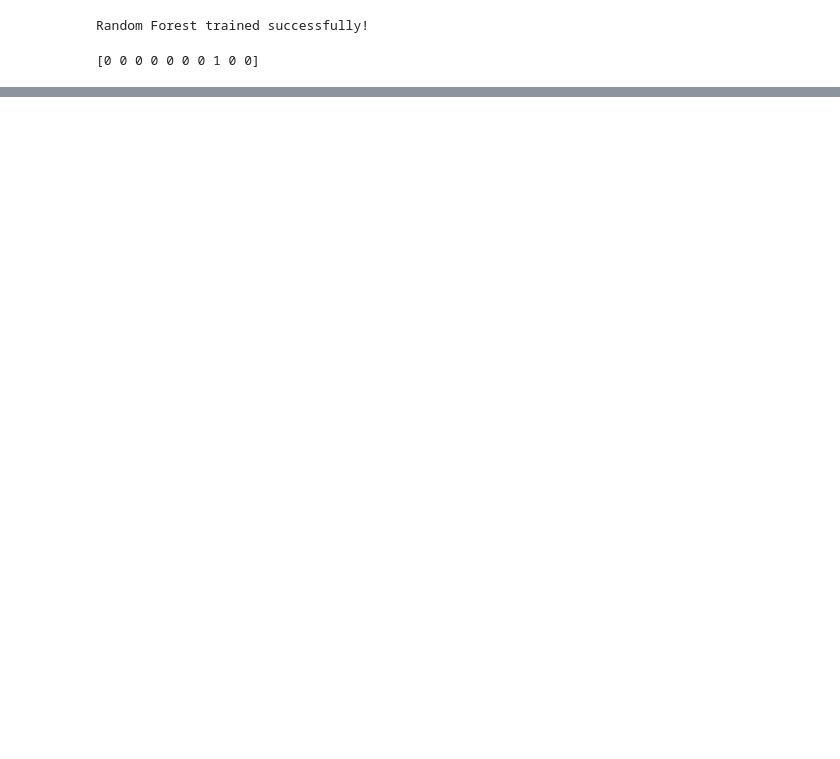
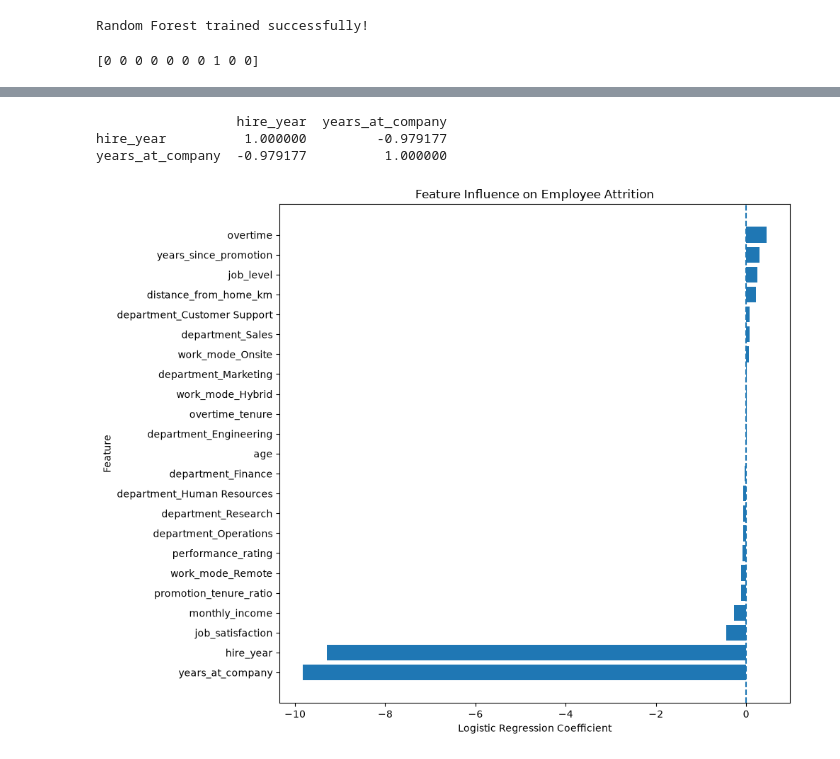
Before and after one commit to jiyamanchanda/job-attrition, a Jupyter notebook: notebooks/modeltraining.ipynb, the cells around one changed output, grey strips where cells are left out. Saved outputs shown, nothing was run; the diff lists cells and outputs as text; code cells hidden in the pictures; blank space fills up the shorter version.

```diff
--- a/notebooks/modeltraining.ipynb
+++ b/notebooks/modeltraining.ipynb
@@ -244,0 +573,8 @@ print(y_pred_rf[:10])
+# %%
+X_train_new, X_val, y_train_new, y_val = train_test_split(
+    X_train,
+    y_train,
+    test_size=0.2,
+    random_state=42,
+    stratify=y_train
+)
@@ -244,0 +757,35 @@ print(y_pred_rf[:10])
+# %%
+print(
+    df[["hire_year", "years_at_company"]].corr()
+)
+# %% [output]
+                  hire_year  years_at_company
+hire_year          1.000000         -0.979177
+years_at_company  -0.979177          1.000000
+# %%
+feature_importance_lr = pd.DataFrame({
+    "Feature": X_train_new.columns,
+    "Coefficient": logistic_model.named_steps["classifier"].coef_[0]
+})
+
+feature_importance_lr = feature_importance_lr.sort_values(
+    by="Coefficient"
+)
+
+plt.figure(figsize=(10, 8))
+
+plt.barh(
+    feature_importance_lr["Feature"],
+    feature_importance_lr["Coefficient"]
+)
+
+plt.axvline(0, linestyle="--")
+
+plt.xlabel("Logistic Regression Coefficient")
+plt.ylabel("Feature")
+plt.title("Feature Influence on Employee Attrition")
+
+plt.tight_layout()
+plt.show()
+# %% [output]
+[figure, added]
```
Also changed, not shown: parts of 39 cells of this notebook, 11 other files.
